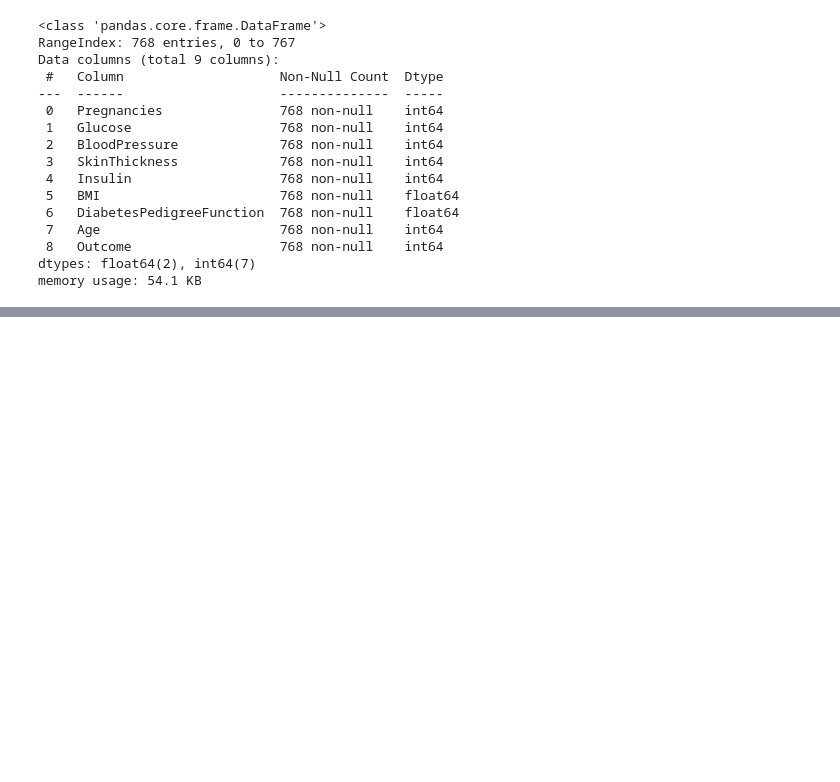
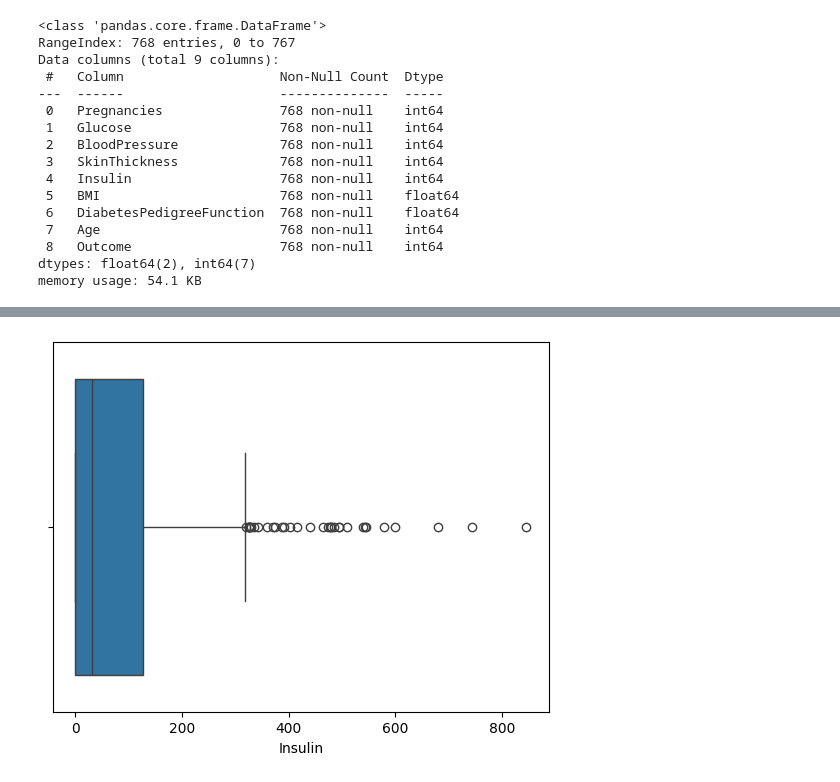
Before and after one commit to siddhant772/diabetes, a Jupyter notebook: patients.ipynb, the cells around one changed output, grey strips where cells are left out. Saved outputs shown, nothing was run; the diff lists cells and outputs as text; code cells hidden in the pictures; blank space fills up the shorter version.

```diff
--- a/patients.ipynb
+++ b/patients.ipynb
@@ -72,0 +169,5 @@ memory usage: 54.1 KB
+# %%
+sns.boxplot(x='Insulin' , data=df)
+plt.show()
+# %% [output]
+[figure, added]
```
Also changed, not shown: parts of 30 cells of this notebook, 1 other file.
